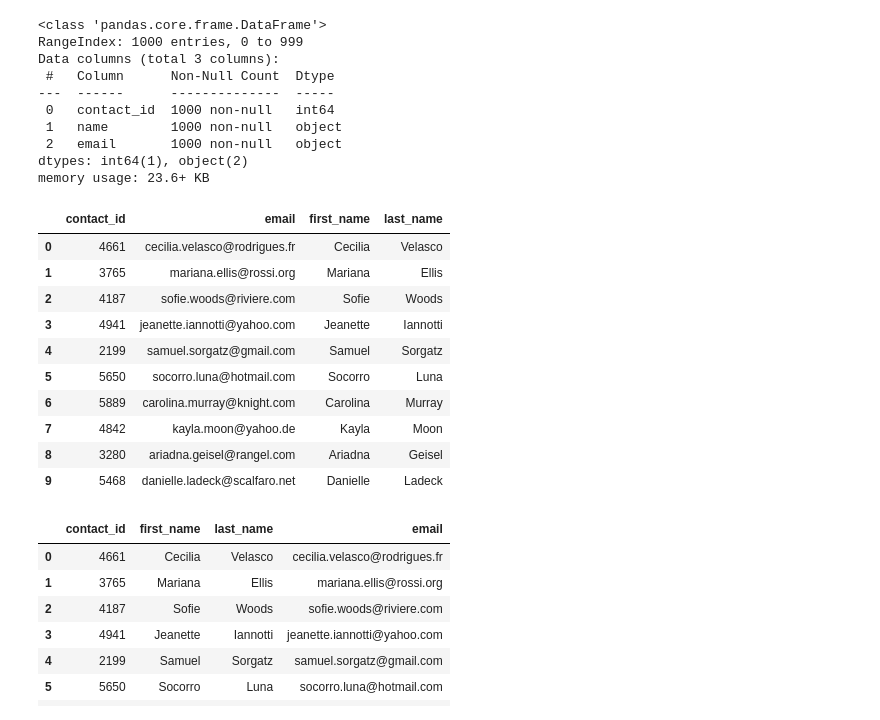
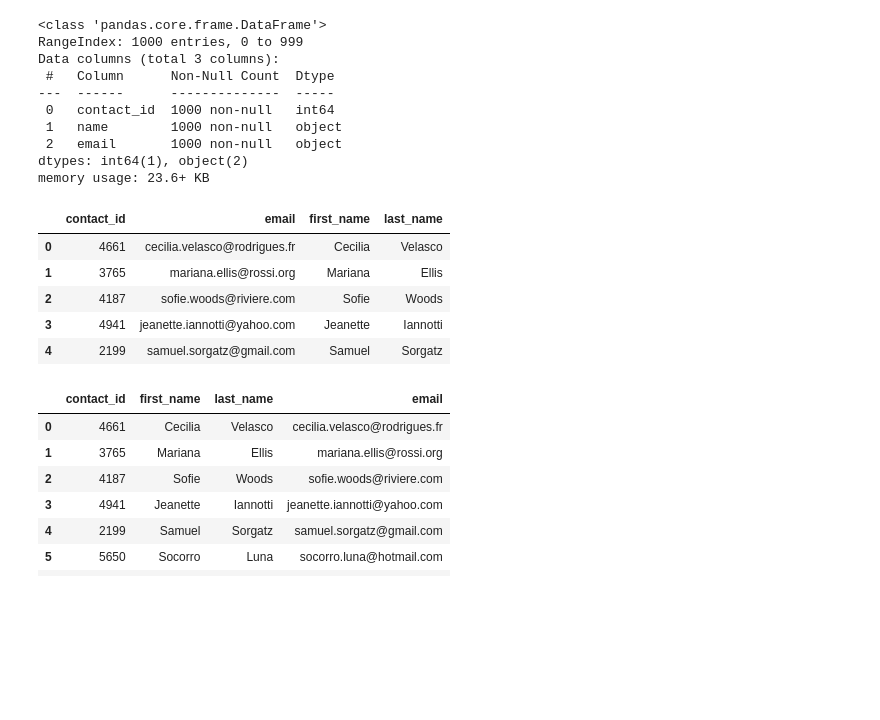
Before and after one commit to SpendleyT/Crowdfunding_ETL, a Jupyter notebook: ETL_Mini_Project_Starter_Code.ipynb, the cells around one changed output. Drawn from its saved outputs; the diff is of its cells as text; code cells hidden in the pictures; blank space fills up the shorter version.

```diff
--- a/ETL_Mini_Project_Starter_Code.ipynb
+++ b/ETL_Mini_Project_Starter_Code.ipynb
@@ -267,7 +286,7 @@ campaign_cleaned.to_csv("Resources/campaign.csv", index=False)
 ### Extract the contacts.xlsx Data.
 # %%
 # Read the data into a Pandas DataFrame. Use the `header=2` parameter when reading in the data.
-contact_info_df = pd.read_excel('Resources/contacts.xlsx', header=2)
+contact_info_df = pd.read_excel('Resources/contacts.xlsx', header=3)
 contact_info_df.head()
 # %% [output]
 |  | contact_info |
@@ -293,6 +312,8 @@ Then export the DataFrame as a `contacts.csv` CSV file.
 import json
 dict_values = []
 
+for item in contact_info_df['contact_info']:
+    dict_values.append(item)
 
 # Print out the list of values for each row.
 print(dict_values)
@@ -301,6 +322,8 @@ print(dict_values)
 # %%
 # Create a contact_info DataFrame and add each list of values, i.e., each row
 # to the 'contact_id', 'name', 'email' columns.
+split_info_df = pd.DataFrame.from_dict(dict_values)
+split_info_df.head()
 # %% [output]
 |  | contact_id | name | email |
 | 0 | 4661 | Cecilia Velasco | cecilia.velasco@rodrigues.fr |
@@ -323,20 +347,18 @@ dtypes: int64(1), object(2)
 memory usage: 23.6+ KB
 # %%
 # Create a "first"name" and "last_name" column with the first and last names from the "name" column.
-
+split_info_df[['first_name', 'last_name']] = split_info_df['name'].str.split(' ', expand=True)
 
 # Drop the contact_name column
+split_info_df = split_info_df.drop('name', axis=1)
+
+split_info_df.head()
 # %% [output]
 |  | contact_id | email | first_name | last_name |
 | 0 | 4661 | cecilia.velasco@rodrigues.fr | Cecilia | Velasco |
 | 1 | 3765 | mariana.ellis@rossi.org | Mariana | Ellis |
 | 2 | 4187 | sofie.woods@riviere.com | Sofie | Woods |
 | 3 | 4941 | jeanette.iannotti@yahoo.com | Jeanette | Iannotti |
 | 4 | 2199 | samuel.sorgatz@gmail.com | Samuel | Sorgatz |
-| 5 | 5650 | socorro.luna@hotmail.com | Socorro | Luna |
-| 6 | 5889 | carolina.murray@knight.com | Carolina | Murray |
-| 7 | 4842 | kayla.moon@yahoo.de | Kayla | Moon |
-| 8 | 3280 | ariadna.geisel@rangel.com | Ariadna | Geisel |
-| 9 | 5468 | danielle.ladeck@scalfaro.net | Danielle | Ladeck |
 # %%
 # Reorder the columns
```
Also changed, not shown: parts of 26 cells of this notebook, 4 other files.
